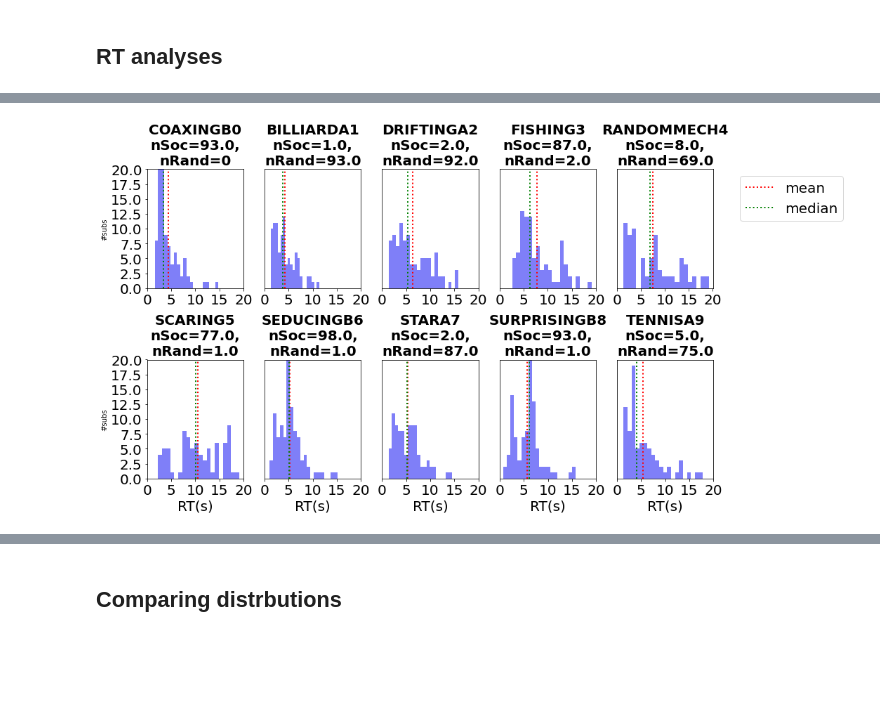
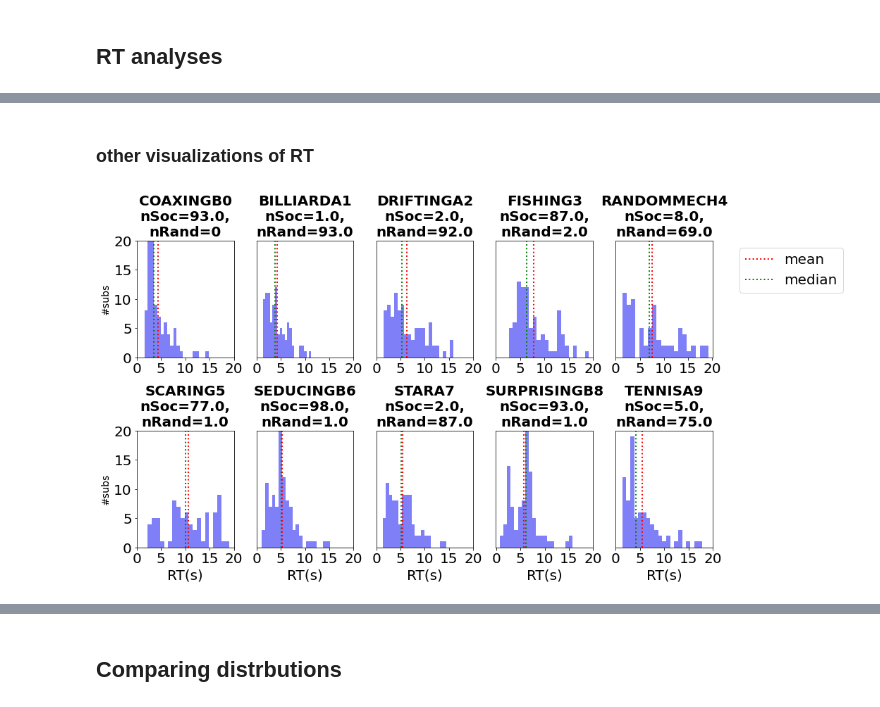
Before and after one commit to rvarrier/HCP_socialtask_analysis, a Jupyter notebook: RT_online_task/Analyses-1.ipynb, the cells around one changed output, grey strips where cells are left out. Drawn from its saved outputs; the diff is of its cells as text; code cells hidden in the pictures; blank space fills up the shorter version.

```diff
--- a/RT_online_task/Analyses-1.ipynb
+++ b/RT_online_task/Analyses-1.ipynb
@@ -157,0 +266,11 @@ dat_all.loc[dat_all['movie_ind']==0,:].groupby(['respDur_keys','consistency']).c
+# %%
+thresh = 8
+trial_counts = dat_all.groupby("sub_ind").count()["movie_ind"]
+bad_subs = trial_counts[(trial_counts < thresh)].index
+#print(bad_subs)
+dat_all = dat_all.set_index('sub_ind') # make subj_idx the index
+dat_all.drop(bad_subs, inplace=True) # remove bad subjects
+dat_all = dat_all.reset_index() #bring back subj_idx as a column
+
+print("Nr. of subjects left",len(dat_all.groupby("sub_ind")))
+print("Nr. of rows:",dat_all.shape)
@@ -223,0 +327,5 @@ Median RT per movie (note:there were very few responses in the nondominant categ
+# %%
+pop_response = ['left','right','left']
+movie_inds = [0,1,6]
+for i in range(3):
+    print(dat_all.loc[(dat_all['movie_ind']==movie_inds[i])&(dat_all['respDur_keys']==pop_response[i]),'respDur_rt'].median(skipna=True))
@@ -232,0 +351,4 @@ print(len(rtDur_all),', ', rtDur_all[0].shape)
+# %%
+colors = [red_rgb,blue_rgb]
+# Set your custom color palette
+myPalette = sns.set_palette(sns.color_palette(colors))
@@ -232,0 +364,16 @@ print(len(rtDur_all),', ', rtDur_all[0].shape)
+# %%
+def box_plot(data, edge_color, fill_color,pos,v):
+    # customize boxplots
+    alpha= .2
+    bp = ax.boxplot(data, positions = [pos], patch_artist=True,widths=.3,vert=v,flierprops = dict(markeredgecolor=edge_color,
+    markerfacecolor=fill_color, alpha=alpha))
+
+    for element in ['boxes', 'whiskers', 'fliers', 'means', 'caps']:
+        plt.setp(bp[element], color=edge_color)
+    for element in ['medians']:
+        plt.setp(bp[element], color='k',linewidth=2,ls='dashed')
+
+    for patch in bp['boxes']:
+        patch.set(facecolor=fill_color,alpha=alpha)#'w'
+
+    return bp
@@ -233,34 +494,36 @@ print(len(rtDur_all),', ', rtDur_all[0].shape)
+# %% [markdown]
+### other visualizations of RT
 # %%
 plt.figure(1,figsize = (15,8))
 for i in range(10):
     plt.subplot(2,5,i+1)
     val = rtDur_all[i]
     #plt.errorbar(i+1,np.nanmean(val),stats.sem(val, nan_policy = 'omit'),marker = 'o')
     #plt.plot(np.ones((len(val))),val, marker = 'o', ls = 'None')
     #sns.violinplot(val)
-    s =  dat_all.groupby(['movie_ind','respDur_keys']).count().participant.unstack(level = -1).iloc[i,0]
-    ns =  dat_all.groupby(['movie_ind','respDur_keys']).count().participant.unstack(level = -1).iloc[i,1]
+    s =  dat_all.groupby(['movie_ind','respDur_keys']).count().sub_ind.unstack(level = -1).iloc[i,0]
+    ns =  dat_all.groupby(['movie_ind','respDur_keys']).count().sub_ind.unstack(level = -1).iloc[i,1]
     s = 0 if np.isnan(s) else s
     ns = 0 if np.isnan(ns) else ns
     plt.hist(val,bins=20, color = [0,0,.95],alpha = .5)
     #plt.title(movie_names[i] + ',n=' + str(nsubs[i])+ '\nnSoc='+ str(s) + ',nRand=' + str(ns))
     plt.title(movie_names[i] + '\nnSoc='+ str(s) + ',\nnRand=' + str(ns),fontweight = 'bold',fontsize =20)
     plt.vlines(np.mean(val),0,20,color = 'r', linewidth = 2, ls = 'dotted', label = 'mean')
     plt.vlines(np.median(val),0,20,color = 'g', linewidth = 2, ls = 'dotted', label = 'median')
     plt.xticks([0,5,10,15,20],fontsize =20)
     if i % 5 ==0:
         plt.yticks(fontsize =20)
         plt.ylabel('#subs')
     else:
         plt.yticks([])
     if i>4:
         plt.xlabel('RT(s)',fontsize =20)
     plt.ylim(0,20)
     if i ==4:
         plt.legend(bbox_to_anchor=(1.2, 1), loc = 'upper left',fontsize=20)
 
 plt.tight_layout()
 #lbls = [str.upper(i[:4]) for i in movie_names]
 #plt.xticks(1+np.arange(10),lbls)
 # %% [output]
-[figure, old version]
+[figure, new version]
```
Also changed, not shown: parts of 49 cells of this notebook, 5 other files.
